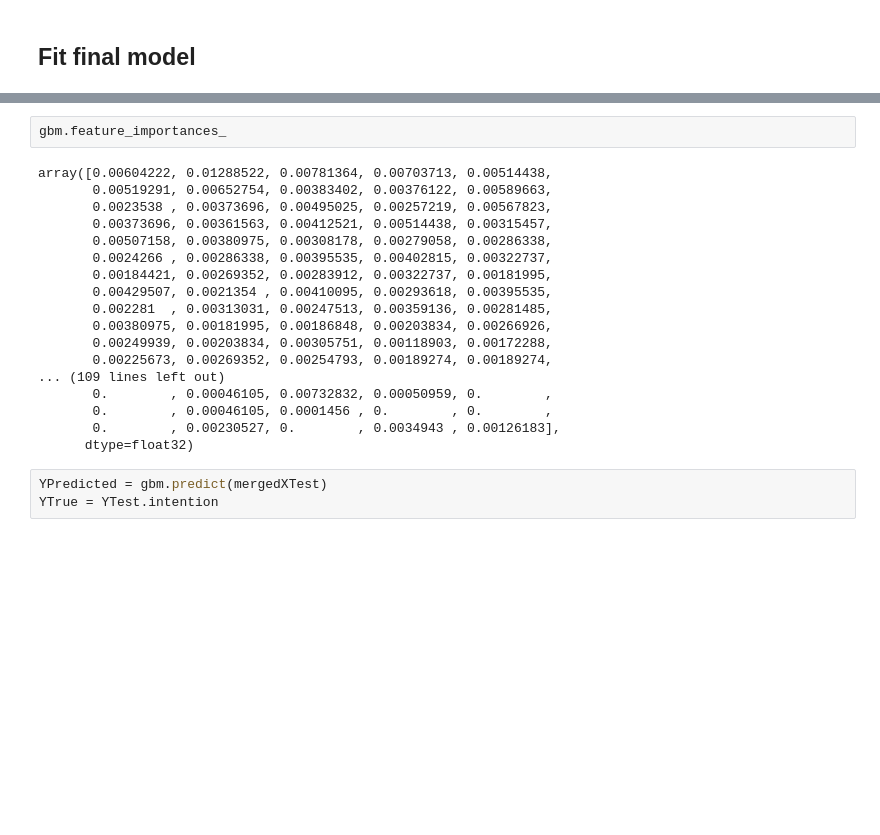
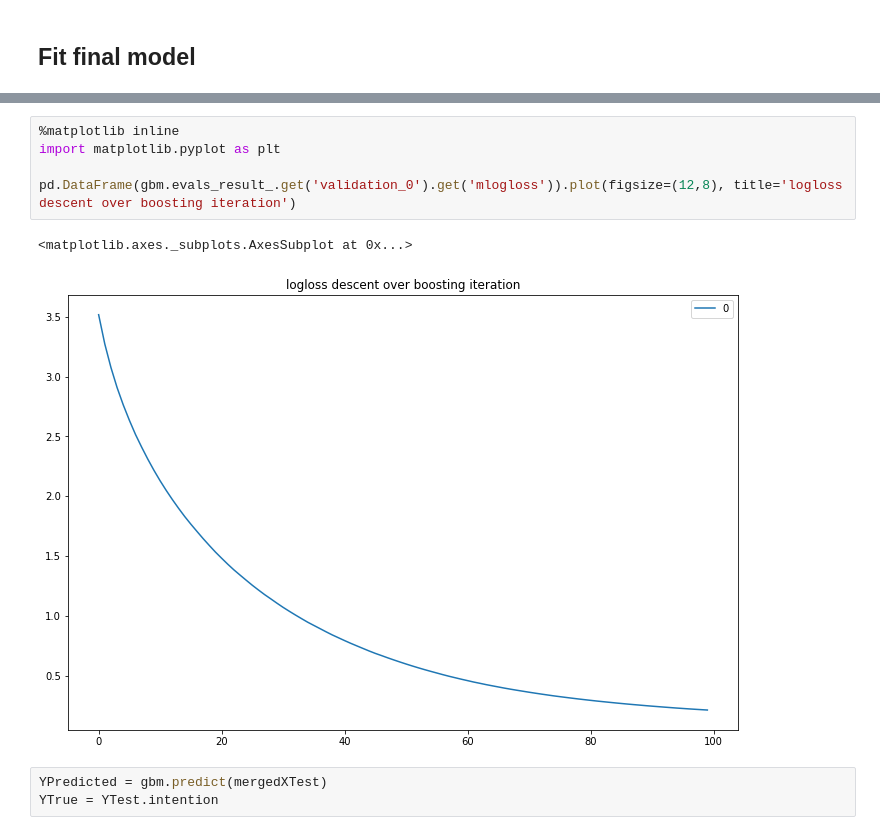
Before and after one commit to jhuu32/CES, a Jupyter notebook: notebooks/gradient_boosting/gradient_boosting_classifier.ipynb, the cells around one changed output, grey strips where cells are left out. Drawn from its saved outputs; the diff is of its cells as text; blank space fills up the shorter version.

Commit message:
xgboost logloss descent plot

```diff
--- a/notebooks/gradient_boosting/gradient_boosting_classifier.ipynb
+++ b/notebooks/gradient_boosting/gradient_boosting_classifier.ipynb
@@ -164,24 +164,12 @@ max        0.012885
 dtype: float64
-# %%
-gbm.feature_importances_
-# %% [output]
-array([0.00604222, 0.01288522, 0.00781364, 0.00703713, 0.00514438,
-       0.00519291, 0.00652754, 0.00383402, 0.00376122, 0.00589663,
-       0.0023538 , 0.00373696, 0.00495025, 0.00257219, 0.00567823,
-       0.00373696, 0.00361563, 0.00412521, 0.00514438, 0.00315457,
-       0.00507158, 0.00380975, 0.00308178, 0.00279058, 0.00286338,
-       0.0024266 , 0.00286338, 0.00395535, 0.00402815, 0.00322737,
-       0.00184421, 0.00269352, 0.00283912, 0.00322737, 0.00181995,
-       0.00429507, 0.0021354 , 0.00410095, 0.00293618, 0.00395535,
-       0.002281  , 0.00313031, 0.00247513, 0.00359136, 0.00281485,
-       0.00380975, 0.00181995, 0.00186848, 0.00203834, 0.00266926,
-       0.00249939, 0.00203834, 0.00305751, 0.00118903, 0.00172288,
-       0.00225673, 0.00269352, 0.00254793, 0.00189274, 0.00189274,
-... (109 lines left out)
-       0.        , 0.00046105, 0.00732832, 0.00050959, 0.        ,
-       0.        , 0.00046105, 0.0001456 , 0.        , 0.        ,
-       0.        , 0.00230527, 0.        , 0.0034943 , 0.00126183],
-      dtype=float32)
+# %%
+%matplotlib inline
+import matplotlib.pyplot as plt
+
+pd.DataFrame(gbm.evals_result_.get('validation_0').get('mlogloss')).plot(figsize=(12,8), title='logloss descent over boosting iteration')
+# %% [output]
+<matplotlib.axes._subplots.AxesSubplot at 0x...>
+[figure, added]
 # %%
 YPredicted = gbm.predict(mergedXTest)
 YTrue = YTest.intention
```
Also changed, not shown: parts of 6 cells of this notebook.
